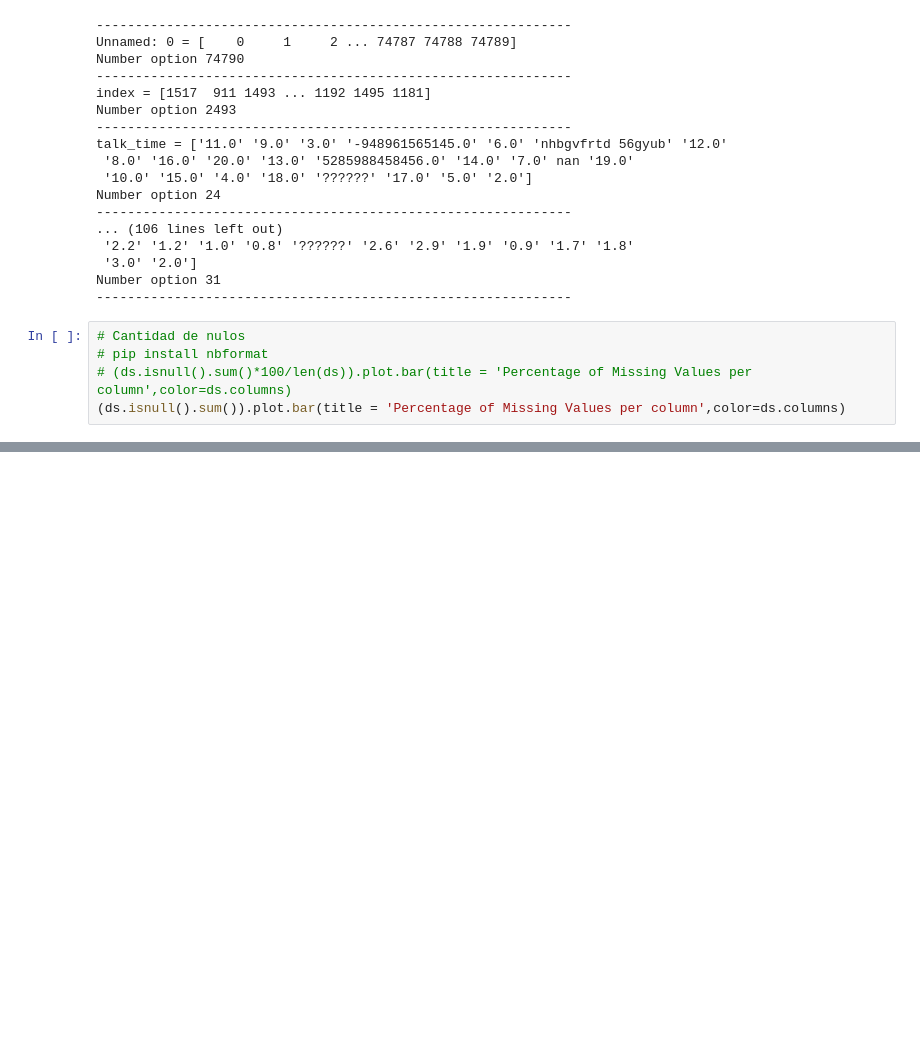
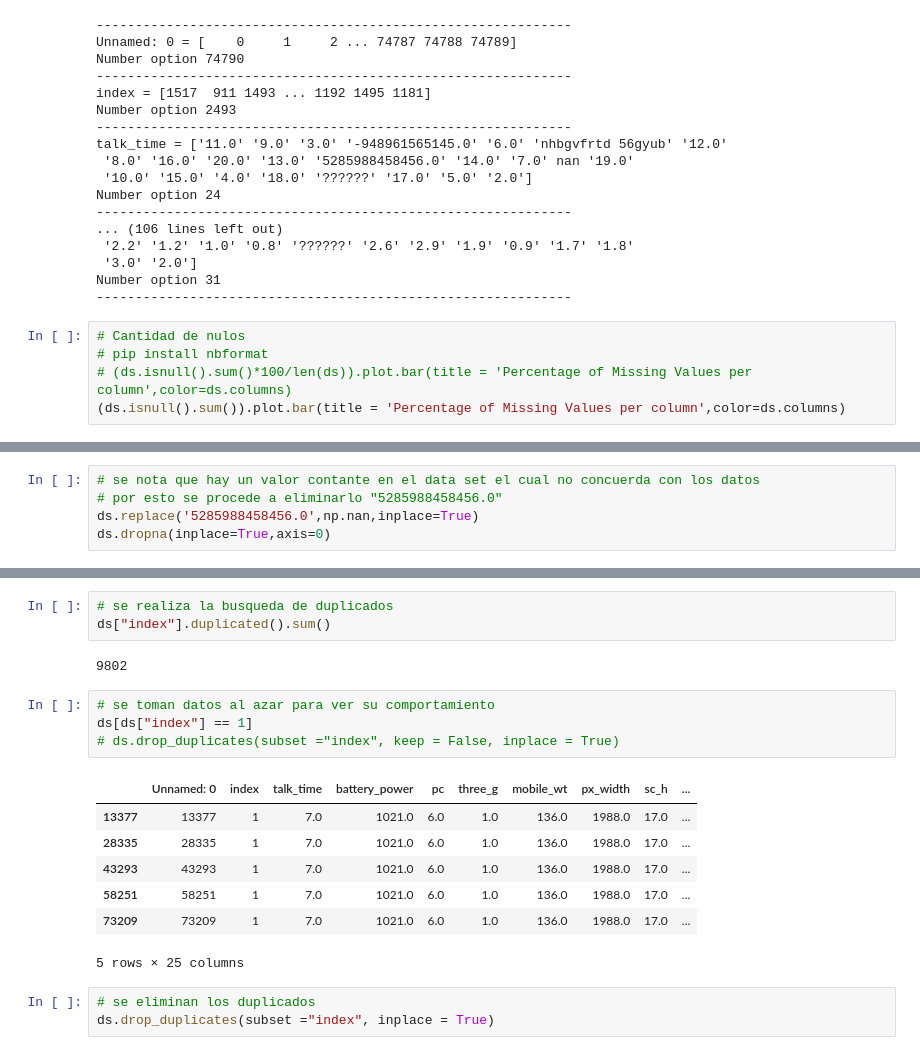
Before and after one commit to ingHFrancoO/DataScienceWork1, a Jupyter notebook: notebooks/1-readmited_preprocess.ipynb, the cells around one changed output, grey strips where cells are left out. Cells and saved outputs as stored; diff of their text form; blank space fills up the shorter version.

```diff
--- a/notebooks/1-readmited_preprocess.ipynb
+++ b/notebooks/1-readmited_preprocess.ipynb
@@ -178,0 +297,5 @@ clock_speed = 2495
+# %%
+# se nota que hay un valor contante en el data set el cual no concuerda con los datos
+# por esto se procede a eliminarlo "5285988458456.0"
+ds.replace('5285988458456.0',np.nan,inplace=True)
+ds.dropna(inplace=True,axis=0)
@@ -178,0 +323,20 @@ clock_speed = 2495
+# %%
+# se realiza la busqueda de duplicados
+ds["index"].duplicated().sum()
+# %% [output]
+9802
+# %%
+# se toman datos al azar para ver su comportamiento
+ds[ds["index"] == 1]
+# ds.drop_duplicates(subset ="index", keep = False, inplace = True)
+# %% [output]
+|  | Unnamed: 0 | index | talk_time | battery_power | pc | three_g | mobile_wt | px_width | sc_h | ... |
+| 13377 | 13377 | 1 | 7.0 | 1021.0 | 6.0 | 1.0 | 136.0 | 1988.0 | 17.0 | ... |
+| 28335 | 28335 | 1 | 7.0 | 1021.0 | 6.0 | 1.0 | 136.0 | 1988.0 | 17.0 | ... |
+| 43293 | 43293 | 1 | 7.0 | 1021.0 | 6.0 | 1.0 | 136.0 | 1988.0 | 17.0 | ... |
+| 58251 | 58251 | 1 | 7.0 | 1021.0 | 6.0 | 1.0 | 136.0 | 1988.0 | 17.0 | ... |
+| 73209 | 73209 | 1 | 7.0 | 1021.0 | 6.0 | 1.0 | 136.0 | 1988.0 | 17.0 | ... |
+5 rows × 25 columns
+# %%
+# se eliminan los duplicados
+ds.drop_duplicates(subset ="index", inplace = True)
```
Also changed, not shown: parts of 19 cells of this notebook, 3 other files.
